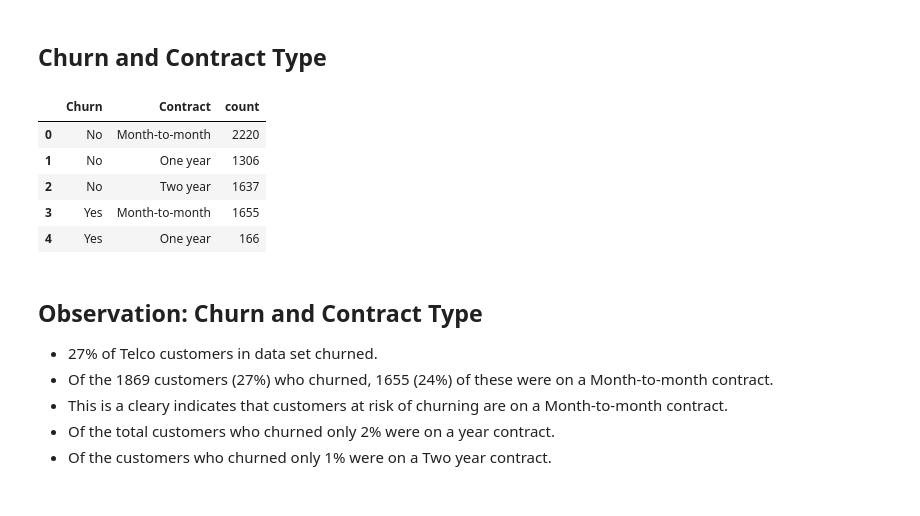
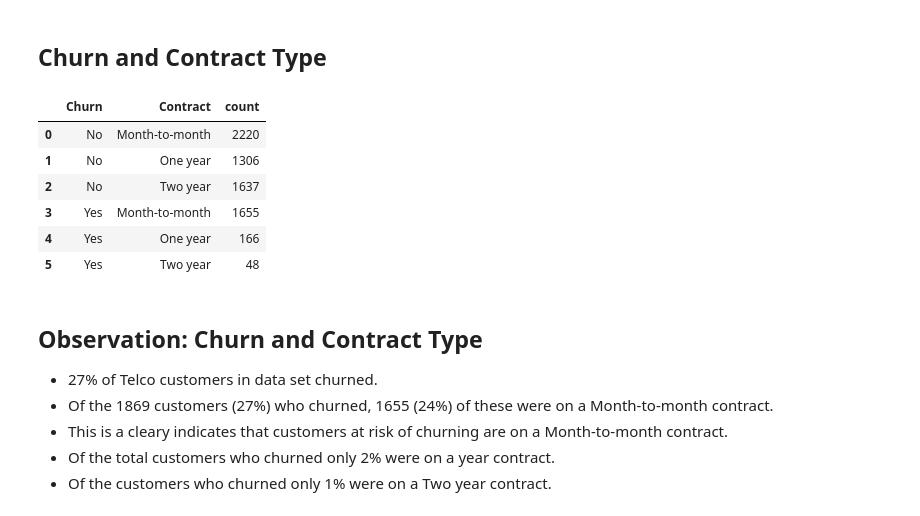
Before and after one commit to Xninety-nine/Springboard, a Jupyter notebook: Churn.ipynb, the cells around one changed output. Cells and saved outputs as stored; diff of their text form; code cells hidden in the pictures.

```diff
--- a/Churn.ipynb
+++ b/Churn.ipynb
@@ -496,14 +561,15 @@ fig.show()
 # %%
 Churn_Contract_Charges = df.groupby(['Churn', 'Contract']).size().reset_index(name='count')
 # %%
-Churn_Contract_Charges.head()
+Churn_Contract_Charges.head(7)
 # %% [output]
 |  | Churn | Contract | count |
 | 0 | No | Month-to-month | 2220 |
 | 1 | No | One year | 1306 |
 | 2 | No | Two year | 1637 |
 | 3 | Yes | Month-to-month | 1655 |
 | 4 | Yes | One year | 166 |
+| 5 | Yes | Two year | 48 |
 # %%
 
 fig = px.sunburst(
```
Also changed, not shown: parts of 61 cells of this notebook.
